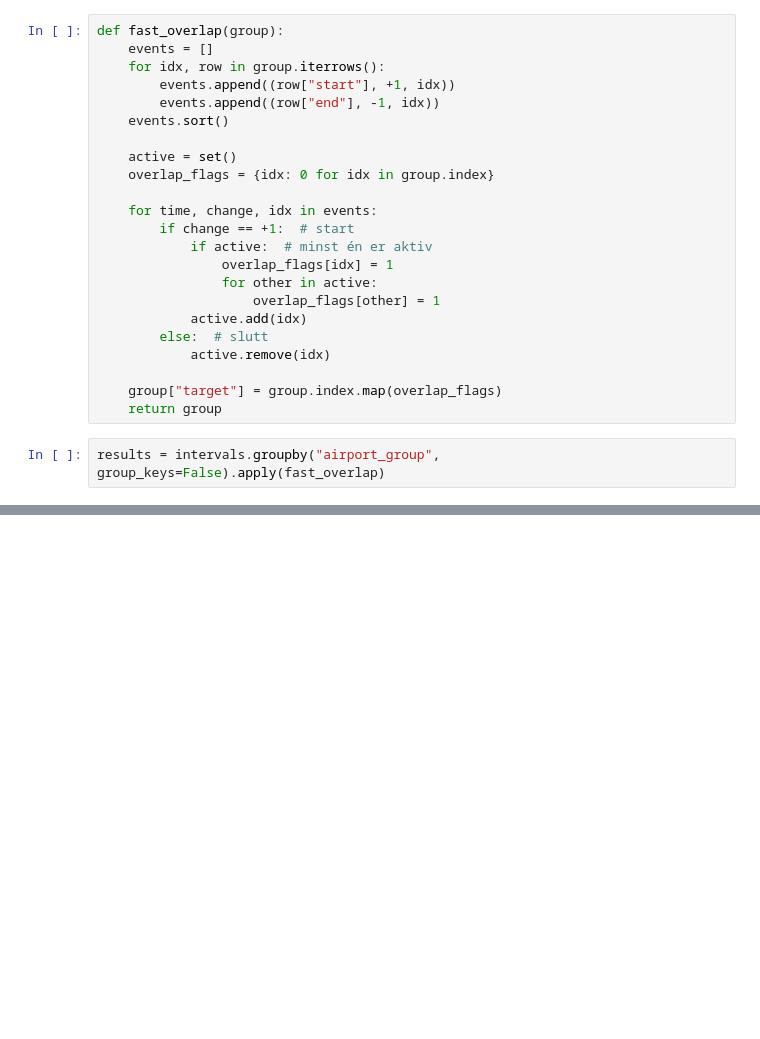
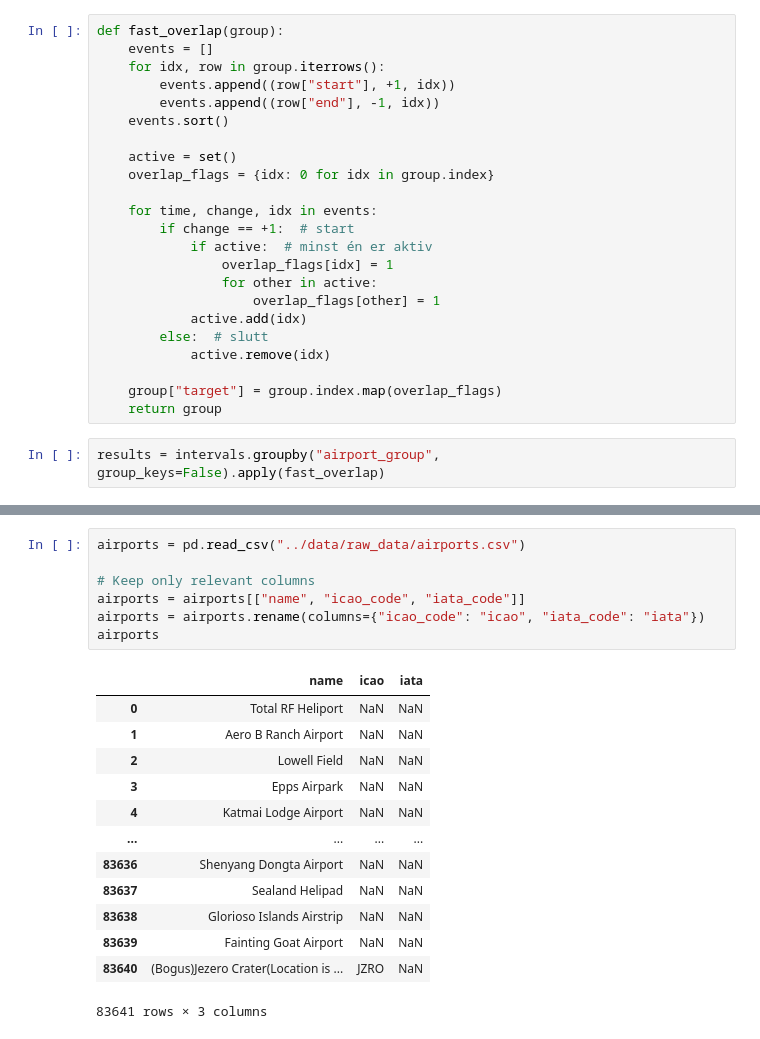
Before and after one commit to JakobBerg-Projects/avinor-ai, a Jupyter notebook: notebooks/jakob-experiments.ipynb, the cells around one changed output, grey strips where cells are left out. Drawn from its saved outputs; the diff is of its cells as text; blank space fills up the shorter version.

```diff
--- a/notebooks/jakob-experiments.ipynb
+++ b/notebooks/jakob-experiments.ipynb
@@ -64,0 +97,21 @@ group_a=results[results["airport_group"] == 'A']
+# %%
+airports = pd.read_csv("../data/raw_data/airports.csv")
+
+# Keep only relevant columns
+airports = airports[["name", "icao_code", "iata_code"]]
+airports = airports.rename(columns={"icao_code": "icao", "iata_code": "iata"})
+airports
+# %% [output]
+|  | name | icao | iata |
+| 0 | Total RF Heliport | NaN | NaN |
+| 1 | Aero B Ranch Airport | NaN | NaN |
+| 2 | Lowell Field | NaN | NaN |
+| 3 | Epps Airpark | NaN | NaN |
+| 4 | Katmai Lodge Airport | NaN | NaN |
+| ... | ... | ... | ... |
+| 83636 | Shenyang Dongta Airport | NaN | NaN |
+| 83637 | Sealand Helipad | NaN | NaN |
+| 83638 | Glorioso Islands Airstrip | NaN | NaN |
+| 83639 | Fainting Goat Airport | NaN | NaN |
+| 83640 | (Bogus)Jezero Crater(Location is ... | JZRO | NaN |
+83641 rows × 3 columns
```
Also changed, not shown: parts of 9 cells of this notebook, 4 other files.
